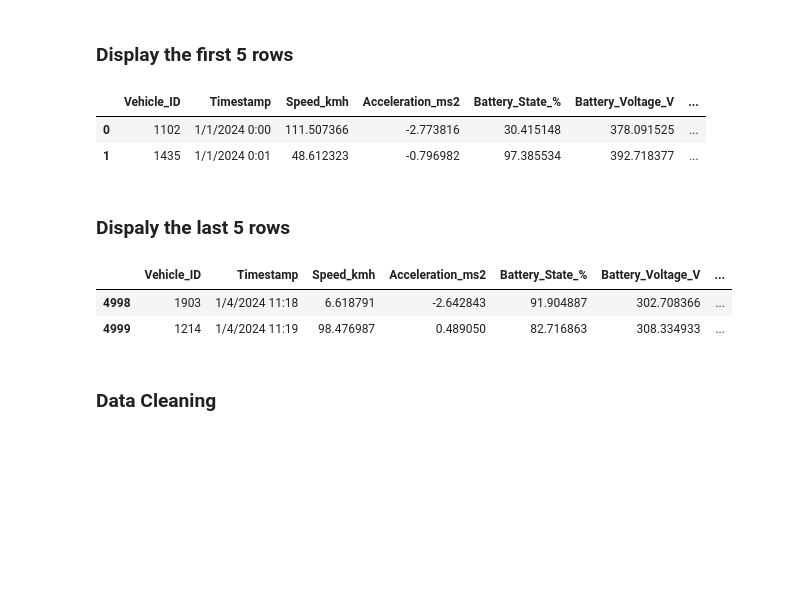
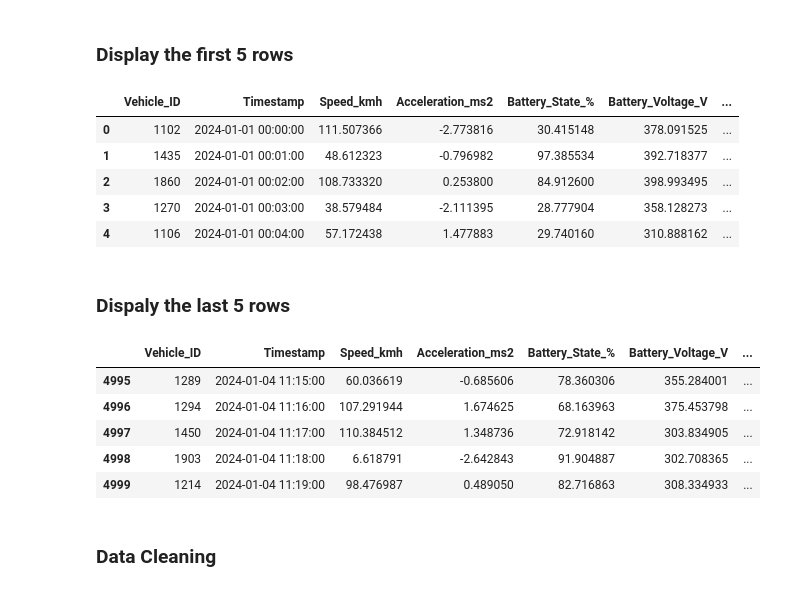
Before and after one commit to sahal-cm/EV_Energy_consumption_Prediction, a Jupyter notebook: EV_Energy_Project.ipynb, the cells around one changed output. Drawn from its saved outputs; the diff is of its cells as text; code cells hidden in the pictures; blank space fills up the shorter version.

```diff
--- a/EV_Energy_Project.ipynb
+++ b/EV_Energy_Project.ipynb
@@ -32,24 +32,30 @@ from datetime import datetime
 # %% [markdown]
 ### **Import Dataset**
 # %%
-df = pd.read_csv("EV_Energy_Consumption_Dataset_1.csv")
-df1= pd.read_csv("EV_Energy_Consumption_Dataset.csv")
+df1 = pd.read_csv("EV_Energy_Consumption_Dataset_1.csv")
+df= pd.read_csv("EV_Energy_Consumption_Dataset.csv")
 # %% [markdown]
 ### **Display the first 5 rows**
 # %%
-df.head(2)
+df.head(5)
 # %% [output]
 |  | Vehicle_ID | Timestamp | Speed_kmh | Acceleration_ms2 | Battery_State_% | Battery_Voltage_V | ... |
-| 0 | 1102 | 1/1/2024 0:00 | 111.507366 | -2.773816 | 30.415148 | 378.091525 | ... |
-| 1 | 1435 | 1/1/2024 0:01 | 48.612323 | -0.796982 | 97.385534 | 392.718377 | ... |
+| 0 | 1102 | 2024-01-01 00:00:00 | 111.507366 | -2.773816 | 30.415148 | 378.091525 | ... |
+| 1 | 1435 | 2024-01-01 00:01:00 | 48.612323 | -0.796982 | 97.385534 | 392.718377 | ... |
+| 2 | 1860 | 2024-01-01 00:02:00 | 108.733320 | 0.253800 | 84.912600 | 398.993495 | ... |
+| 3 | 1270 | 2024-01-01 00:03:00 | 38.579484 | -2.111395 | 28.777904 | 358.128273 | ... |
+| 4 | 1106 | 2024-01-01 00:04:00 | 57.172438 | 1.477883 | 29.740160 | 310.888162 | ... |
 # %% [markdown]
 ### **Dispaly the last 5 rows**
 # %%
-df.tail(2)
+df.tail(5)
 # %% [output]
 |  | Vehicle_ID | Timestamp | Speed_kmh | Acceleration_ms2 | Battery_State_% | Battery_Voltage_V | ... |
-| 4998 | 1903 | 1/4/2024 11:18 | 6.618791 | -2.642843 | 91.904887 | 302.708366 | ... |
-| 4999 | 1214 | 1/4/2024 11:19 | 98.476987 | 0.489050 | 82.716863 | 308.334933 | ... |
+| 4995 | 1289 | 2024-01-04 11:15:00 | 60.036619 | -0.685606 | 78.360306 | 355.284001 | ... |
+| 4996 | 1294 | 2024-01-04 11:16:00 | 107.291944 | 1.674625 | 68.163963 | 375.453798 | ... |
+| 4997 | 1450 | 2024-01-04 11:17:00 | 110.384512 | 1.348736 | 72.918142 | 303.834905 | ... |
+| 4998 | 1903 | 2024-01-04 11:18:00 | 6.618791 | -2.642843 | 91.904887 | 302.708365 | ... |
+| 4999 | 1214 | 2024-01-04 11:19:00 | 98.476987 | 0.489050 | 82.716863 | 308.334933 | ... |
 # %% [markdown]
 ### **Data Cleaning**
 # %%
```
Also changed, not shown: parts of 9 cells of this notebook.
